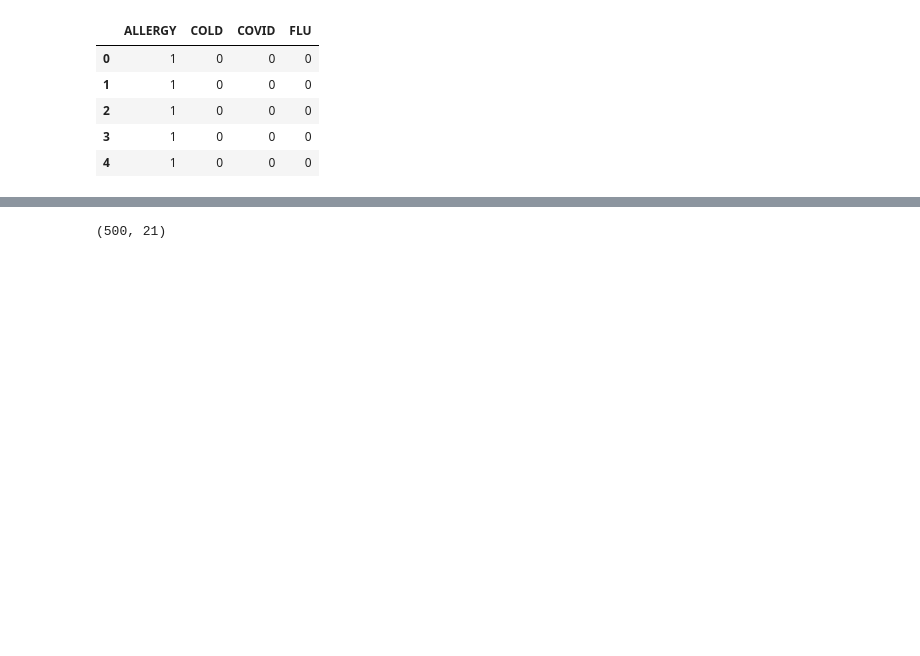
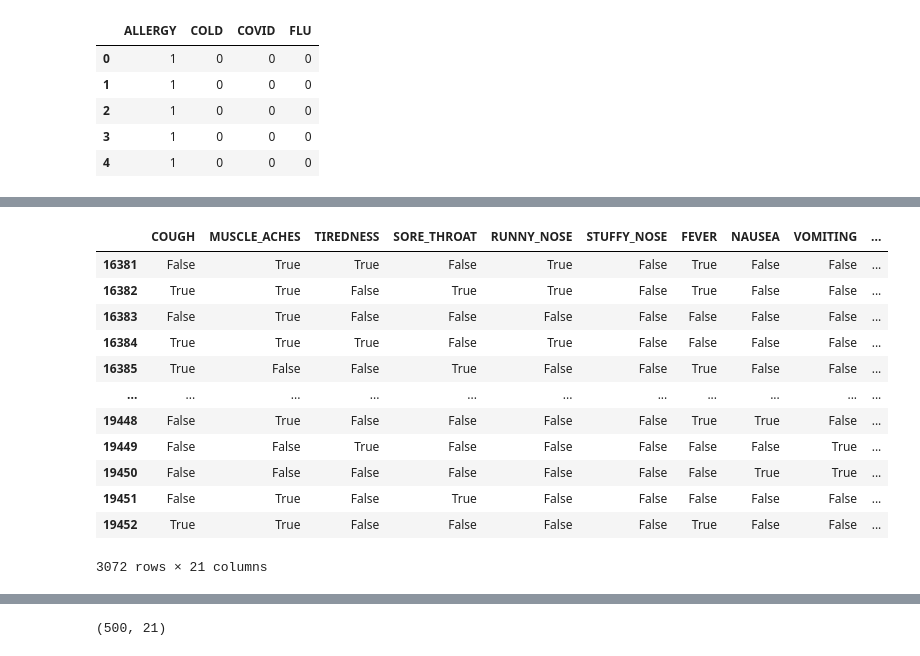
Before and after one commit to Moonyflay/BigHW-LazyFCA-SK, a Jupyter notebook: Big_HW_cfc.ipynb, the cells around one changed output, grey strips where cells are left out. Saved outputs shown, nothing was run; the diff lists cells and outputs as text; code cells hidden in the pictures; blank space fills up the shorter version.

```diff
--- a/Big_HW_cfc.ipynb
+++ b/Big_HW_cfc.ipynb
@@ -95 +109,18 @@ Name: proportion, dtype: float64
+# %%
+data_cfc = data_cfc.astype(bool)
+data_cfc
+# %% [output]
+|  | COUGH | MUSCLE_ACHES | TIREDNESS | SORE_THROAT | RUNNY_NOSE | STUFFY_NOSE | FEVER | NAUSEA | VOMITING | ... |
+| 16381 | False | True | True | False | True | False | True | False | False | ... |
+| 16382 | True | True | False | True | True | False | True | False | False | ... |
+| 16383 | False | True | False | False | False | False | False | False | False | ... |
+| 16384 | True | True | True | False | True | False | False | False | False | ... |
+| 16385 | True | False | False | True | False | False | True | False | False | ... |
+| ... | ... | ... | ... | ... | ... | ... | ... | ... | ... | ... |
+| 19448 | False | True | False | False | False | False | True | True | False | ... |
+| 19449 | False | False | True | False | False | False | False | False | True | ... |
+| 19450 | False | False | False | False | False | False | False | True | True | ... |
+| 19451 | False | True | False | True | False | False | False | False | False | ... |
+| 19452 | True | True | False | False | False | False | True | False | False | ... |
+3072 rows × 21 columns
 # %%
```
Also changed, not shown: parts of 55 cells of this notebook, 3 other files.
